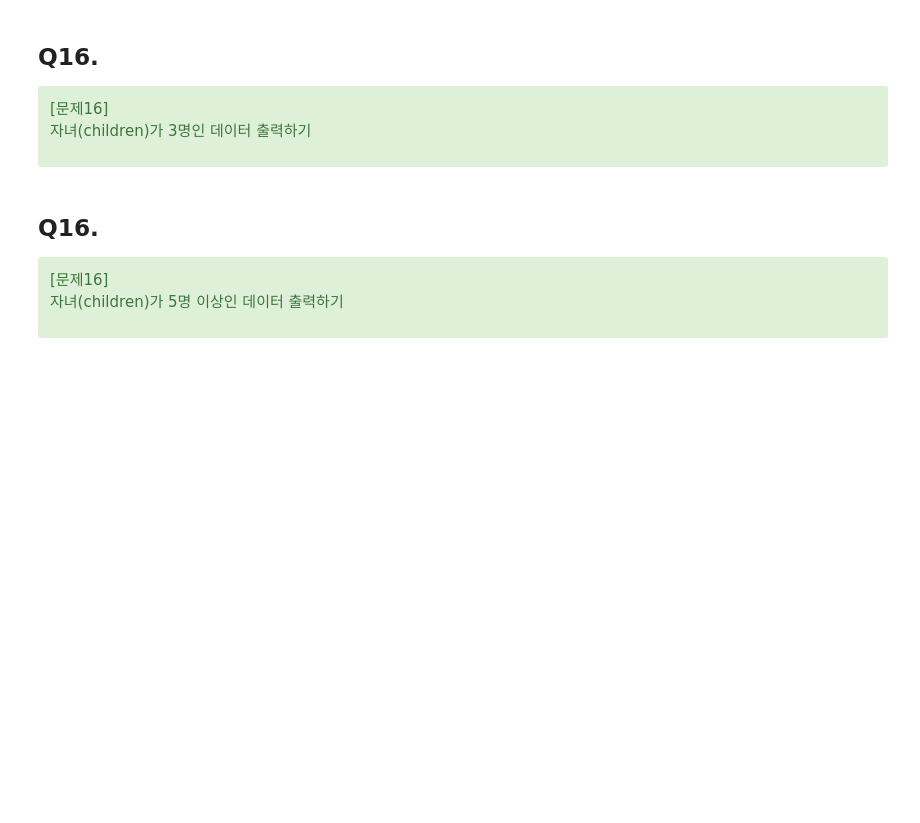
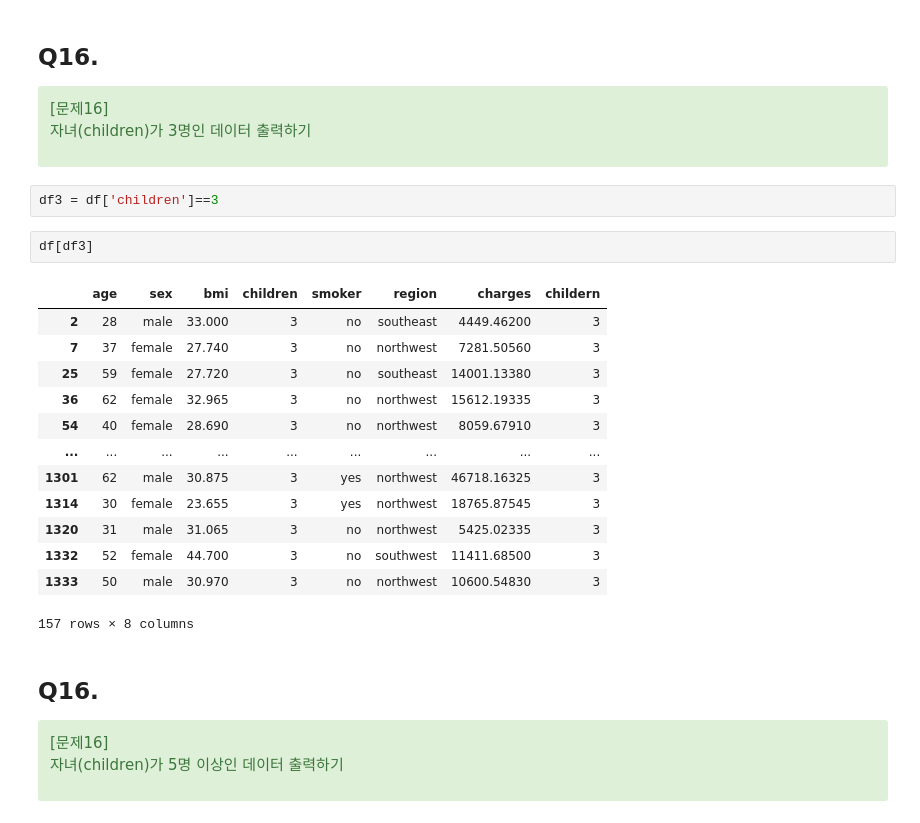
Before and after one commit to JeonJongDae/dinner_stock_AI, a Jupyter notebook: 2주차/pandas_exercise.ipynb, the cells around one changed output. Cells and saved outputs as stored; diff of their text form; blank space fills up the shorter version.

```diff
--- a/2주차/pandas_exercise.ipynb
+++ b/2주차/pandas_exercise.ipynb
@@ -364,6 +380,24 @@ pd.value_counts
 
 자녀(children)가 3명인 데이터 출력하기
 </div>
+# %%
+df3 = df['children']==3
+# %%
+df[df3]
+# %% [output]
+|  | age | sex | bmi | children | smoker | region | charges | childern |
+| 2 | 28 | male | 33.000 | 3 | no | southeast | 4449.46200 | 3 |
+| 7 | 37 | female | 27.740 | 3 | no | northwest | 7281.50560 | 3 |
+| 25 | 59 | female | 27.720 | 3 | no | southeast | 14001.13380 | 3 |
+| 36 | 62 | female | 32.965 | 3 | no | northwest | 15612.19335 | 3 |
+| 54 | 40 | female | 28.690 | 3 | no | northwest | 8059.67910 | 3 |
+| ... | ... | ... | ... | ... | ... | ... | ... | ... |
+| 1301 | 62 | male | 30.875 | 3 | yes | northwest | 46718.16325 | 3 |
+| 1314 | 30 | female | 23.655 | 3 | yes | northwest | 18765.87545 | 3 |
+| 1320 | 31 | male | 31.065 | 3 | no | northwest | 5425.02335 | 3 |
+| 1332 | 52 | female | 44.700 | 3 | no | southwest | 11411.68500 | 3 |
+| 1333 | 50 | male | 30.970 | 3 | no | northwest | 10600.54830 | 3 |
+157 rows × 8 columns
 # %% [markdown]
 ## Q16.
 <div class="alert alert-success">
```
Also changed, not shown: parts of 18 cells of this notebook.
